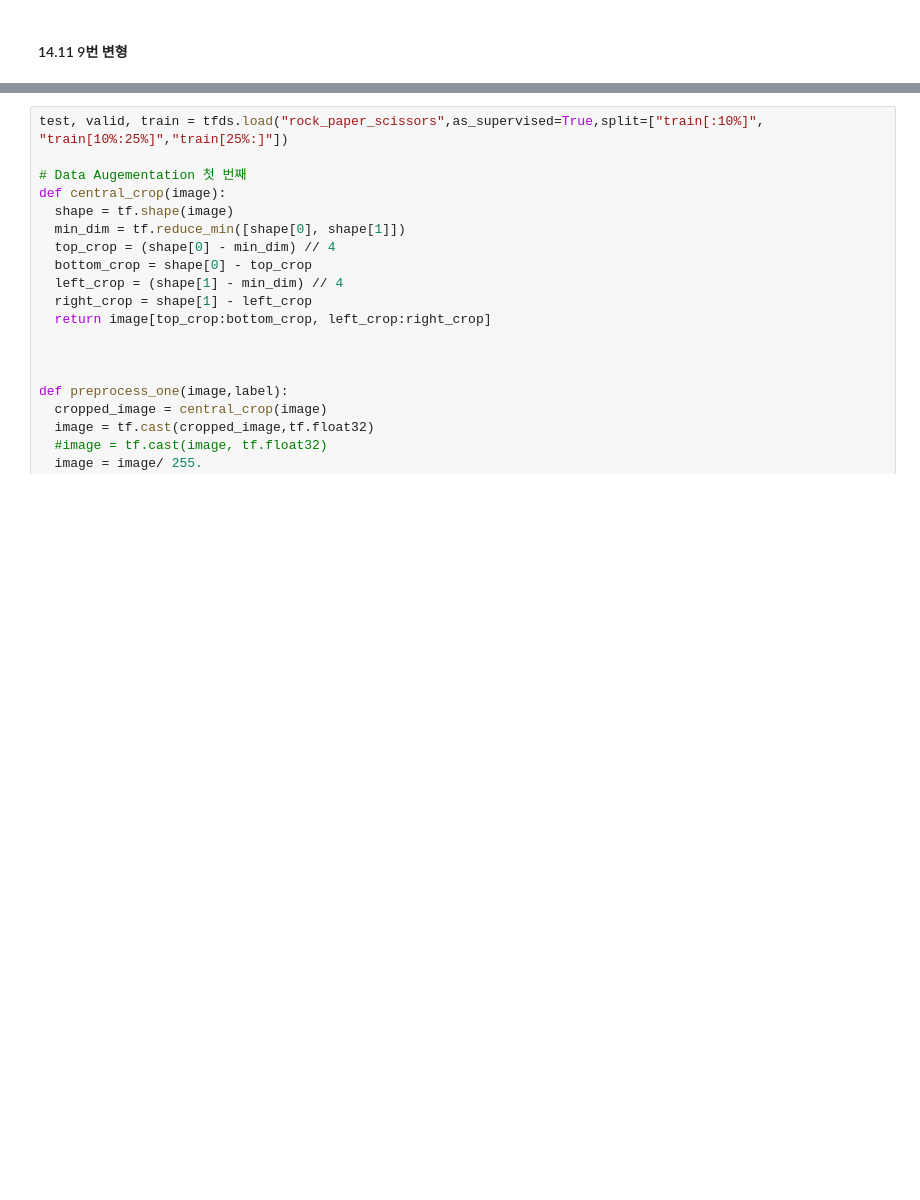
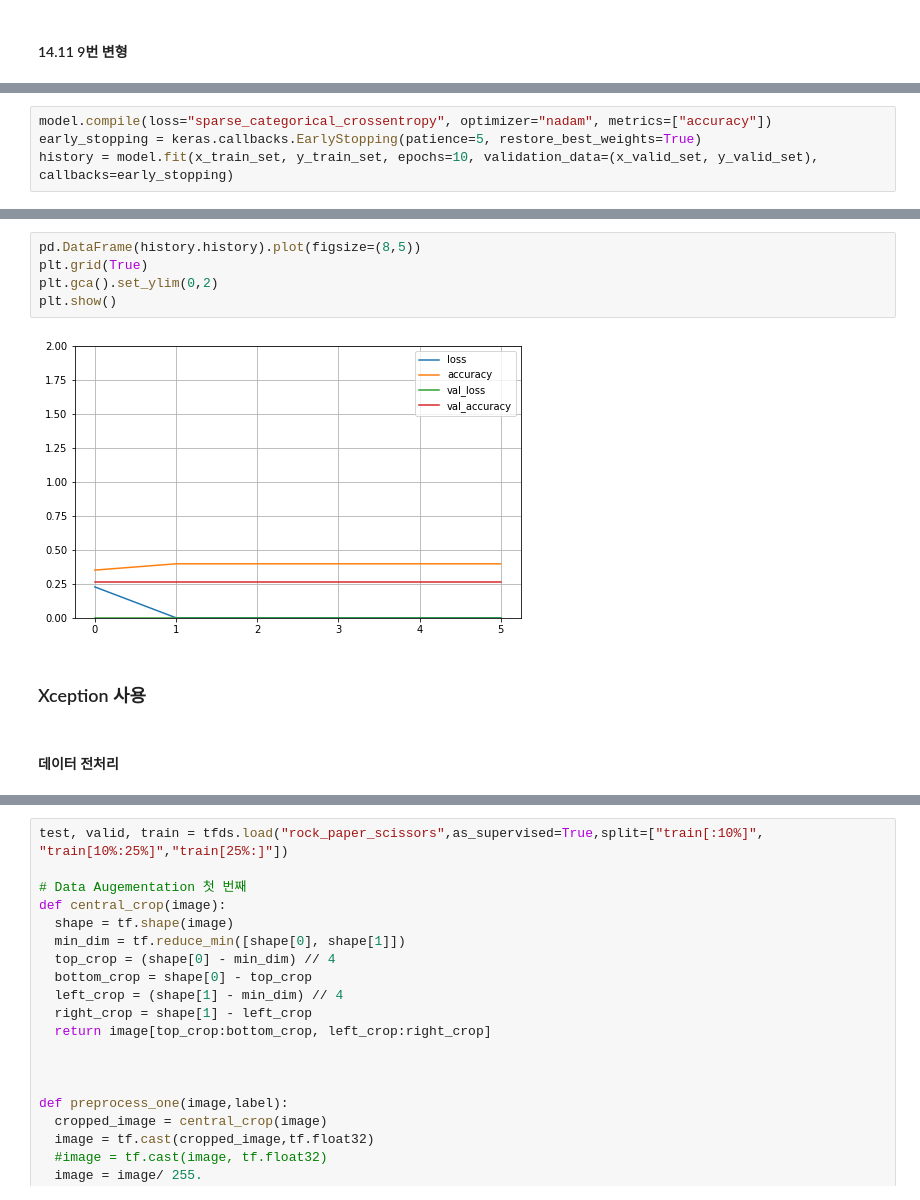
Before and after one commit to lungnahahd/ML_Prac, a Jupyter notebook: Rock_Paper_Scissors.ipynb, the cells around one changed output, grey strips where cells are left out. Cells and saved outputs as stored; diff of their text form; blank space fills up the shorter version.

Commit message:
Resnet34 & Xception 모델 활용

```diff
--- a/Rock_Paper_Scissors.ipynb
+++ b/Rock_Paper_Scissors.ipynb
@@ -219,0 +273,4 @@ plt.show()
+# %%
+model.compile(loss="sparse_categorical_crossentropy", optimizer="nadam", metrics=["accuracy"])
+early_stopping = keras.callbacks.EarlyStopping(patience=5, restore_best_weights=True)
+history = model.fit(x_train_set, y_train_set, epochs=10, validation_data=(x_valid_set, y_valid_set), callbacks=early_stopping)
@@ -219,0 +297,11 @@ plt.show()
+# %%
+pd.DataFrame(history.history).plot(figsize=(8,5))
+plt.grid(True)
+plt.gca().set_ylim(0,2)
+plt.show()
+# %% [output]
+[figure, added]
+# %% [markdown]
+### Xception 사용
+# %% [markdown]
+#### 데이터 전처리
```
Also changed, not shown: parts of 45 cells of this notebook.
